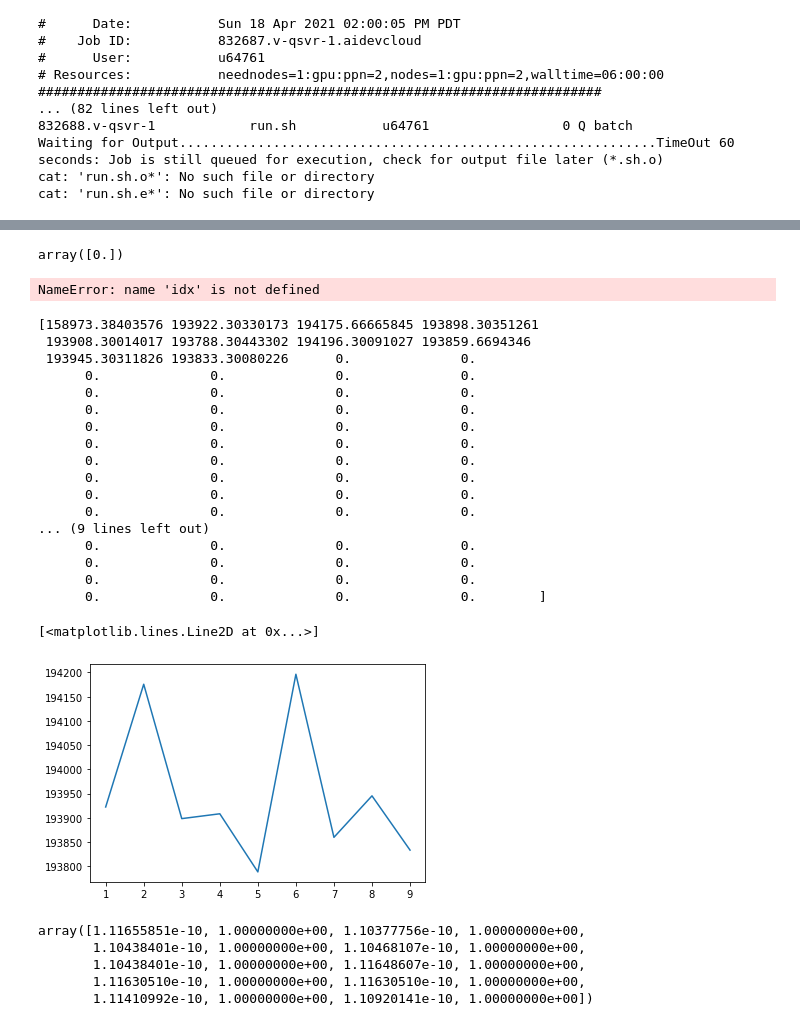
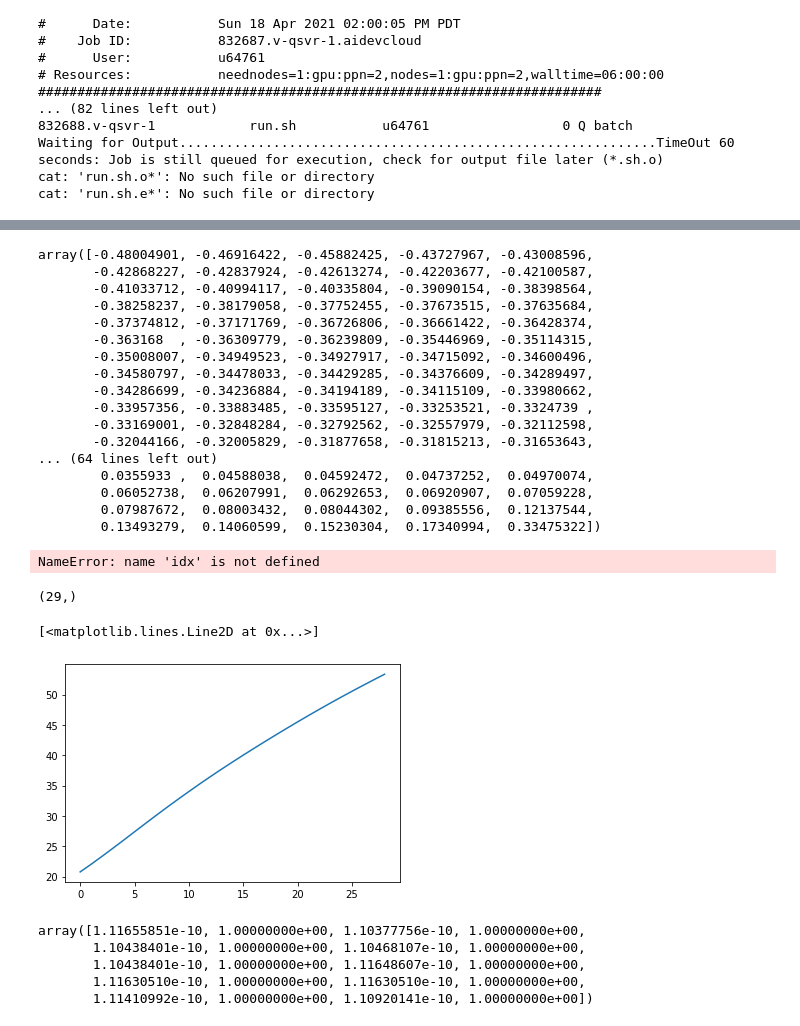
Before and after one commit to BrozzSama/onednn-wrapper, a Jupyter notebook: tutorial_getting_started.ipynb, the cells around one changed output, grey strips where cells are left out. Drawn from its saved outputs; the diff is of its cells as text; code cells hidden in the pictures.

```diff
--- a/tutorial_getting_started.ipynb
+++ b/tutorial_getting_started.ipynb
@@ -88,9 +88,12 @@ import numpy as np
 
 iteration = np.load("data/losses/iteration_0.npy")
 
-iterations = np.zeros([10, iteration.shape[0]])
+# iterations = np.zeros([len(range(10,360,10)), iteration.shape[0]])
 
-for count, iteration_number in enumerate(range(10, 101, 10)):
+iterations = np.zeros([len(range(1,30,1)), iteration.shape[0]])
+
+for count, iteration_number in enumerate(range(1,30,1)):
+    print(iteration_number)
     iterations[count, :] = np.load("data/losses/iteration_" + str(iteration_number) + ".npy")
 
 iterations.shape
@@ -99,7 +119,23 @@ FileNotFoundError: [Errno 2] No such file or directory: 'data/losses/iteration_1
 # %%
 np.unique(iterations[2, :])
 # %% [output]
-array([0.])
+array([-0.48004901, -0.46916422, -0.45882425, -0.43727967, -0.43008596,
+       -0.42868227, -0.42837924, -0.42613274, -0.42203677, -0.42100587,
+       -0.41033712, -0.40994117, -0.40335804, -0.39090154, -0.38398564,
+       -0.38258237, -0.38179058, -0.37752455, -0.37673515, -0.37635684,
+       -0.37374812, -0.37171769, -0.36726806, -0.36661422, -0.36428374,
+       -0.363168  , -0.36309779, -0.36239809, -0.35446969, -0.35114315,
+       -0.35008007, -0.34949523, -0.34927917, -0.34715092, -0.34600496,
+       -0.34580797, -0.34478033, -0.34429285, -0.34376609, -0.34289497,
+       -0.34286699, -0.34236884, -0.34194189, -0.34115109, -0.33980662,
+       -0.33957356, -0.33883485, -0.33595127, -0.33253521, -0.3324739 ,
+       -0.33169001, -0.32848284, -0.32792562, -0.32557979, -0.32112598,
+       -0.32044166, -0.32005829, -0.31877658, -0.31815213, -0.31653643,
+... (64 lines left out)
+        0.0355933 ,  0.04588038,  0.04592472,  0.04737252,  0.04970074,
+        0.06052738,  0.06207991,  0.06292653,  0.06920907,  0.07059228,
+        0.07987672,  0.08003432,  0.08044302,  0.09385556,  0.12137544,
+        0.13493279,  0.14060599,  0.15230304,  0.17340994,  0.33475322])
 # %%
 len(idx)
 # %% [output]
@@ -107,29 +143,13 @@ NameError: name 'idx' is not defined
 # %%
 import matplotlib.pyplot as plt
 
 loss = np.sum(iterations**2, axis=1)
-print(loss)
-plt.plot(np.arange(1,10), loss[1:10])
+print(loss.shape)
+plt.plot(np.arange(0,29), loss[0:30])
 # %% [output]
-[158973.38403576 193922.30330173 194175.66665845 193898.30351261
- 193908.30014017 193788.30443302 194196.30091027 193859.6694346
- 193945.30311826 193833.30080226      0.              0.
-      0.              0.              0.              0.
-      0.              0.              0.              0.
-      0.              0.              0.              0.
-      0.              0.              0.              0.
-      0.              0.              0.              0.
-      0.              0.              0.              0.
-      0.              0.              0.              0.
-      0.              0.              0.              0.
-      0.              0.              0.              0.
-... (9 lines left out)
-      0.              0.              0.              0.
-      0.              0.              0.              0.
-      0.              0.              0.              0.
-      0.              0.              0.              0.        ]
+(29,)
 [<matplotlib.lines.Line2D at 0x...>]
-[figure, old version]
+[figure, new version]
 # %%
 iterations[3, 53700:53720]
 # %% [output]
```
Also changed, not shown: parts of 1 cell of this notebook, 2 other files.
